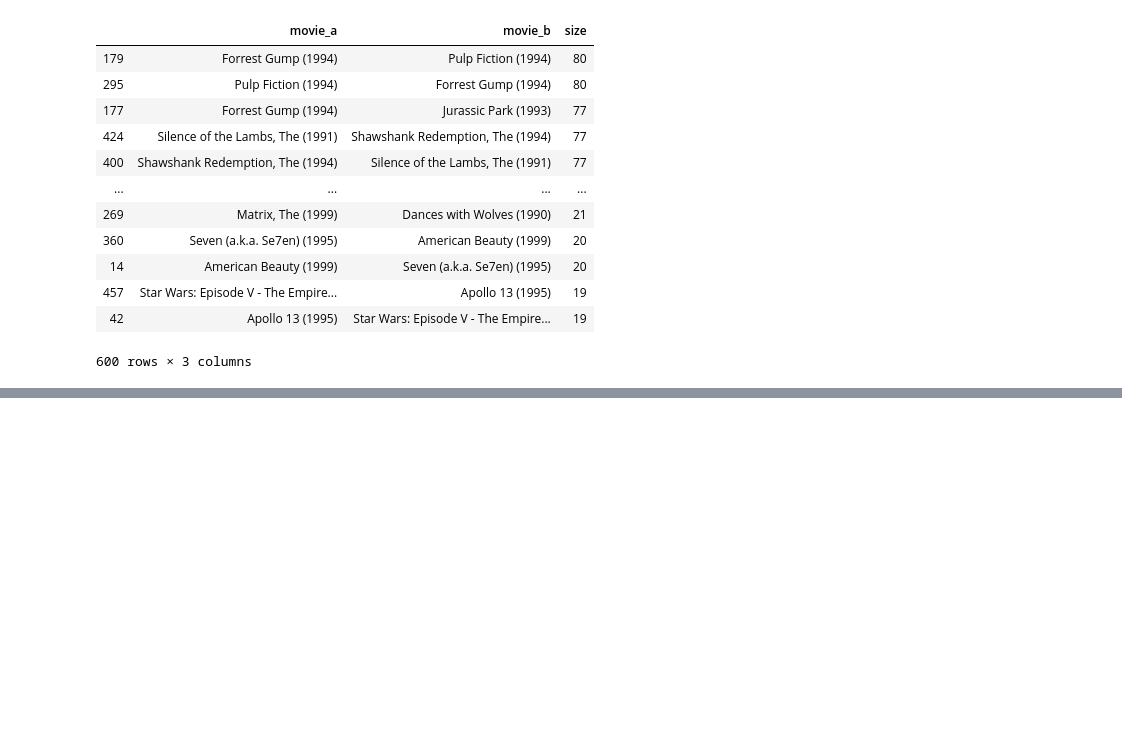
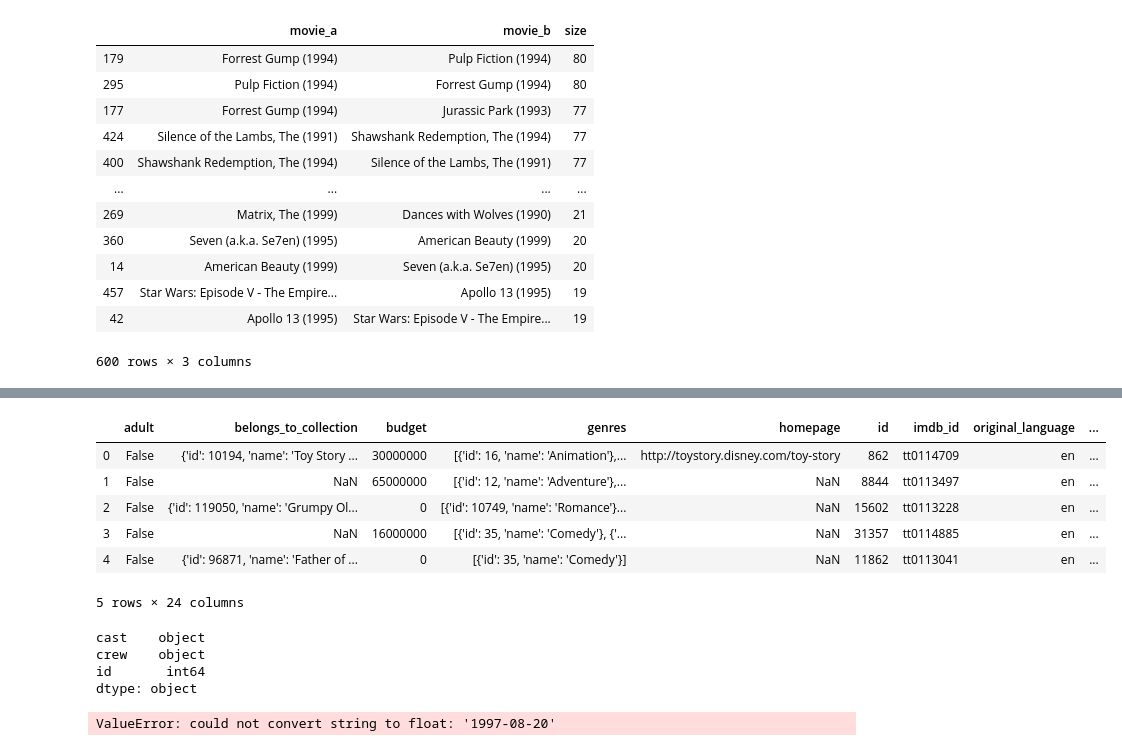
Before and after one commit to mazentebib/chat-box, a Jupyter notebook: chatbox.ipynb, the cells around one changed output, grey strips where cells are left out. Saved outputs shown, nothing was run; the diff lists cells and outputs as text; code cells hidden in the pictures; blank space fills up the shorter version.

```diff
--- a/chatbox.ipynb
+++ b/chatbox.ipynb
@@ -249,0 +267,4 @@ combination_counts
+# %%
+path = 'C:/Users/mazen/Desktop/m1/chat box/20M dataset/'
+rating = pd.read_csv(path + 'credits.csv')
+movies_metadata = pd.read_csv(path + 'movies_metadata.csv')
@@ -249,0 +295,25 @@ combination_counts
+# %%
+movies_metadata.drop(columns=['homepage','video'])
+movies_metadata.head()
+# %% [output]
+|  | adult | belongs_to_collection | budget | genres | homepage | id | imdb_id | original_language | ... |
+| 0 | False | {'id': 10194, 'name': 'Toy Story ... | 30000000 | [{'id': 16, 'name': 'Animation'},... | http://toystory.disney.com/toy-story | 862 | tt0114709 | en | ... |
+| 1 | False | NaN | 65000000 | [{'id': 12, 'name': 'Adventure'},... | NaN | 8844 | tt0113497 | en | ... |
+| 2 | False | {'id': 119050, 'name': 'Grumpy Ol... | 0 | [{'id': 10749, 'name': 'Romance'}... | NaN | 15602 | tt0113228 | en | ... |
+| 3 | False | NaN | 16000000 | [{'id': 35, 'name': 'Comedy'}, {'... | NaN | 31357 | tt0114885 | en | ... |
+| 4 | False | {'id': 96871, 'name': 'Father of ... | 0 | [{'id': 35, 'name': 'Comedy'}] | NaN | 11862 | tt0113041 | en | ... |
+5 rows × 24 columns
+# %%
+rating.dtypes
+# %% [output]
+cast    object
+crew    object
+id       int64
+dtype: object
+# %%
+movies_metadata.id=movies_metadata.id.astype(int)
+rating.id=rating.id.astype(int)
+
+movies_metadata = movies_metadata.join(rating,on='id')
+# %% [output]
+ValueError: could not convert string to float: '1997-08-20'
```
Also changed, not shown: parts of 5 cells of this notebook.
